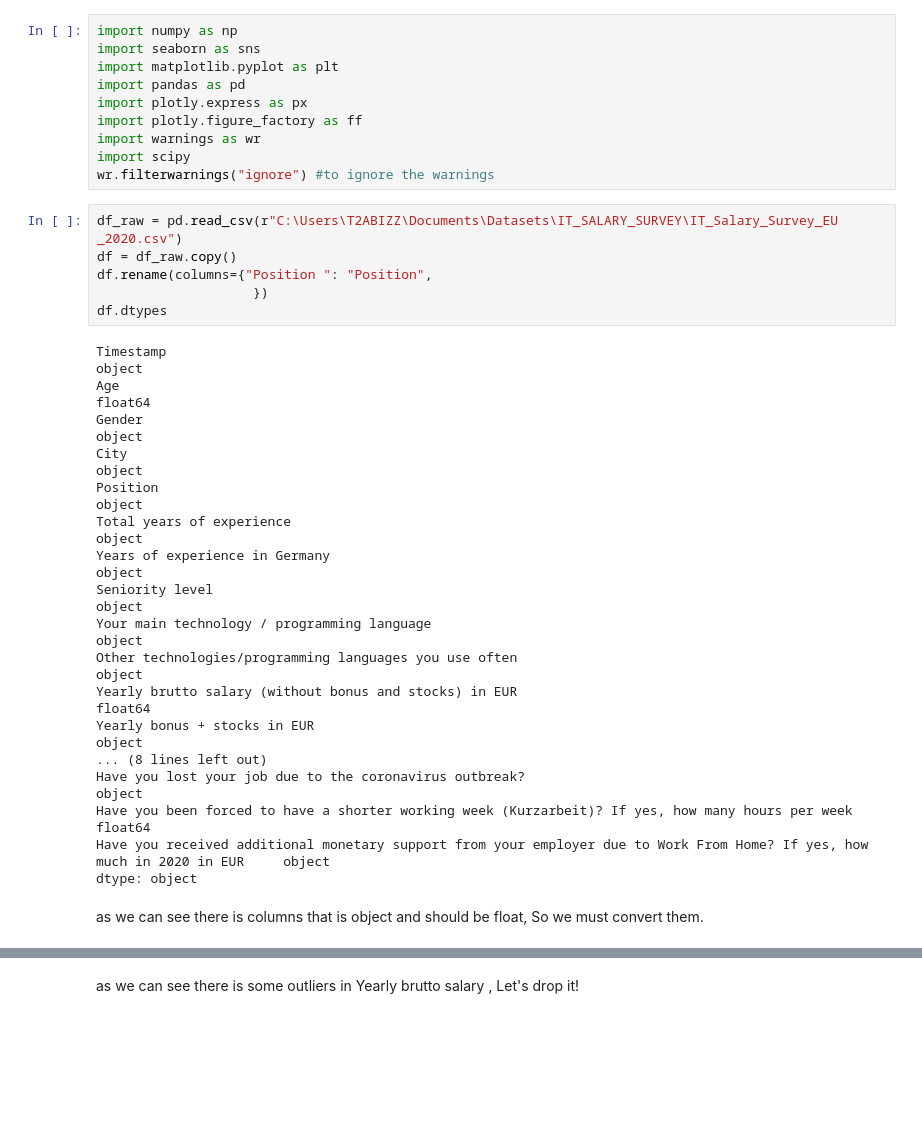
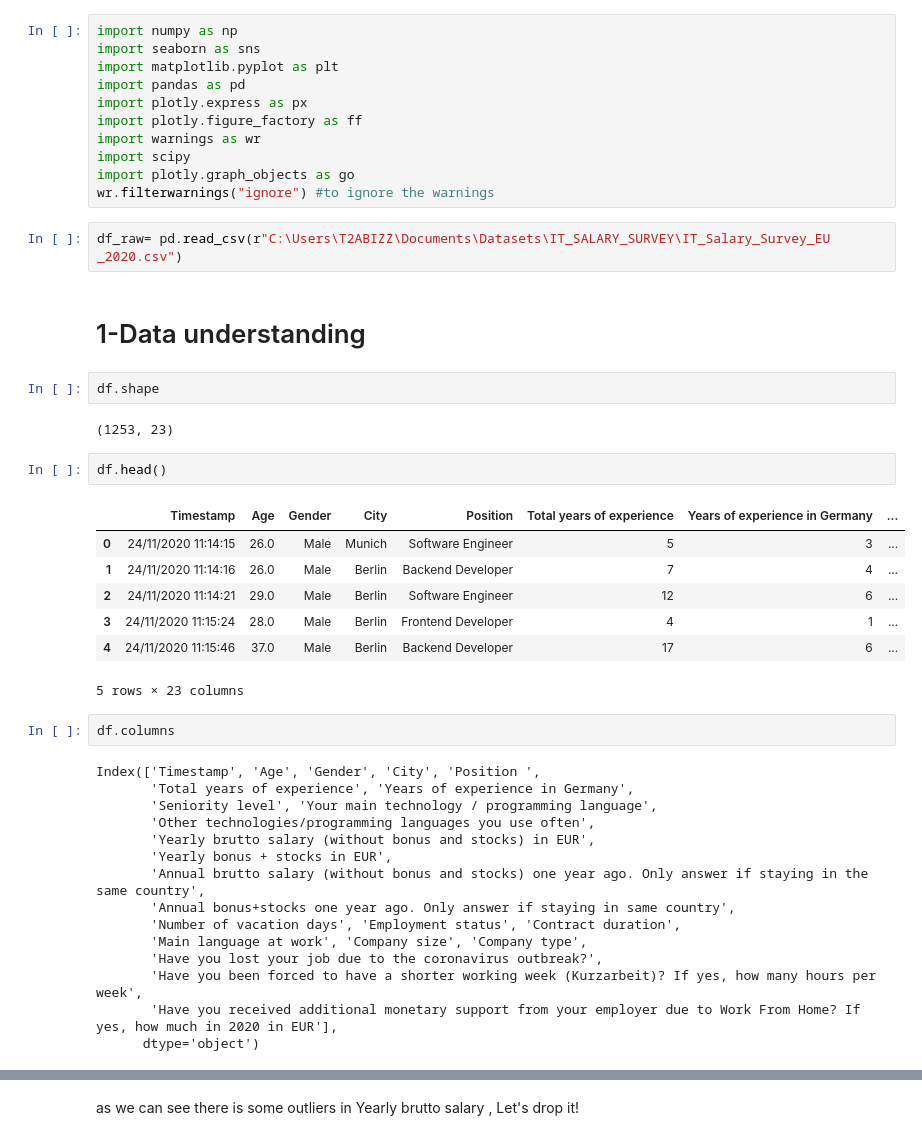
Before and after one commit to T2ABIZZY/IT_Salary_Survey_EU-_2020_EDA, a Jupyter notebook: IT_Salary_survey_EDA.ipynb, the cells around one changed output, grey strips where cells are left out. Saved outputs shown, nothing was run; the diff lists cells and outputs as text; blank space fills up the shorter version.

```diff
--- a/IT_Salary_survey_EDA.ipynb
+++ b/IT_Salary_survey_EDA.ipynb
@@ -7,30 +9,40 @@ import plotly.express as px
 import plotly.figure_factory as ff
 import warnings as wr
 import scipy
+import plotly.graph_objects as go
 wr.filterwarnings("ignore") #to ignore the warnings
 # %%
-df_raw = pd.read_csv(r"C:\Users\T2ABIZZ\Documents\Datasets\IT_SALARY_SURVEY\IT_Salary_Survey_EU _2020.csv")
-df = df_raw.copy()
-df.rename(columns={"Position ": "Position",
-                    })
-df.dtypes
+df_raw= pd.read_csv(r"C:\Users\T2ABIZZ\Documents\Datasets\IT_SALARY_SURVEY\IT_Salary_Survey_EU _2020.csv")
-# %% [output]
-Timestamp                                                                                                                   object
-Age                                                                                                                        float64
-Gender                                                                                                                      object
-City                                                                                                                        object
-Position                                                                                                                    object
-Total years of experience                                                                                                   object
-Years of experience in Germany                                                                                              object
-Seniority level                                                                                                             object
-Your main technology / programming language                                                                                 object
-Other technologies/programming languages you use often                                                                      object
-Yearly brutto salary (without bonus and stocks) in EUR                                                                     float64
-Yearly bonus + stocks in EUR                                                                                                object
-... (8 lines left out)
-Have you lost your job due to the coronavirus outbreak?                                                                     object
-Have you been forced to have a shorter working week (Kurzarbeit)? If yes, how many hours per week                          float64
-Have you received additional monetary support from your employer due to Work From Home? If yes, how much in 2020 in EUR     object
-dtype: object
-# %% [markdown]
-as we can see there is columns that is object and should be float, So we must convert them.
+# %% [markdown]
+# 1-Data understanding
+# %%
+df.shape
+# %% [output]
+(1253, 23)
+# %%
+df.head()
+# %% [output]
+|  | Timestamp | Age | Gender | City | Position | Total years of experience | Years of experience in Germany | ... |
+| 0 | 24/11/2020 11:14:15 | 26.0 | Male | Munich | Software Engineer | 5 | 3 | ... |
+| 1 | 24/11/2020 11:14:16 | 26.0 | Male | Berlin | Backend Developer | 7 | 4 | ... |
+| 2 | 24/11/2020 11:14:21 | 29.0 | Male | Berlin | Software Engineer | 12 | 6 | ... |
+| 3 | 24/11/2020 11:15:24 | 28.0 | Male | Berlin | Frontend Developer | 4 | 1 | ... |
+| 4 | 24/11/2020 11:15:46 | 37.0 | Male | Berlin | Backend Developer | 17 | 6 | ... |
+5 rows × 23 columns
+# %%
+df.columns
+# %% [output]
+Index(['Timestamp', 'Age', 'Gender', 'City', 'Position ',
+       'Total years of experience', 'Years of experience in Germany',
+       'Seniority level', 'Your main technology / programming language',
+       'Other technologies/programming languages you use often',
+       'Yearly brutto salary (without bonus and stocks) in EUR',
+       'Yearly bonus + stocks in EUR',
+       'Annual brutto salary (without bonus and stocks) one year ago. Only answer if staying in the same country',
+       'Annual bonus+stocks one year ago. Only answer if staying in same country',
+       'Number of vacation days', 'Employment status', 'Сontract duration',
+       'Main language at work', 'Company size', 'Company type',
+       'Have you lost your job due to the coronavirus outbreak?',
+       'Have you been forced to have a shorter working week (Kurzarbeit)? If yes, how many hours per week',
+       'Have you received additional monetary support from your employer due to Work From Home? If yes, how much in 2020 in EUR'],
+      dtype='object')
```
Also changed, not shown: parts of 39 cells of this notebook.
